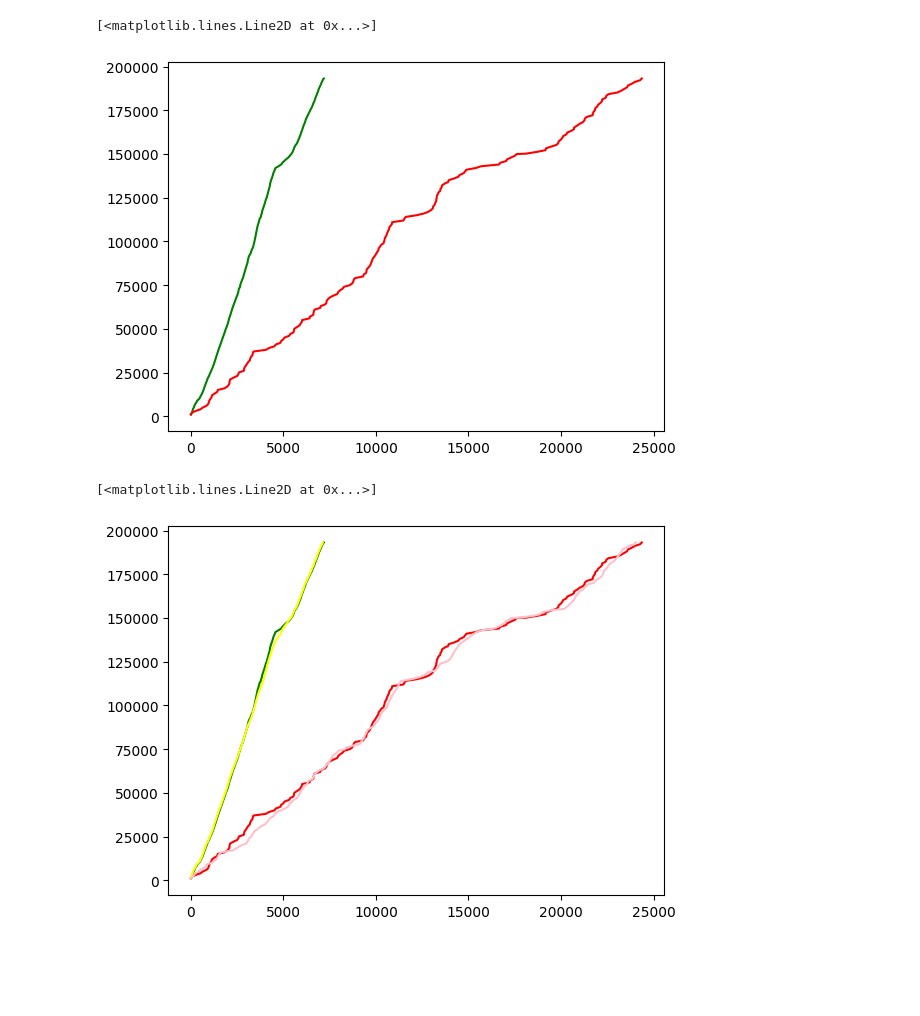
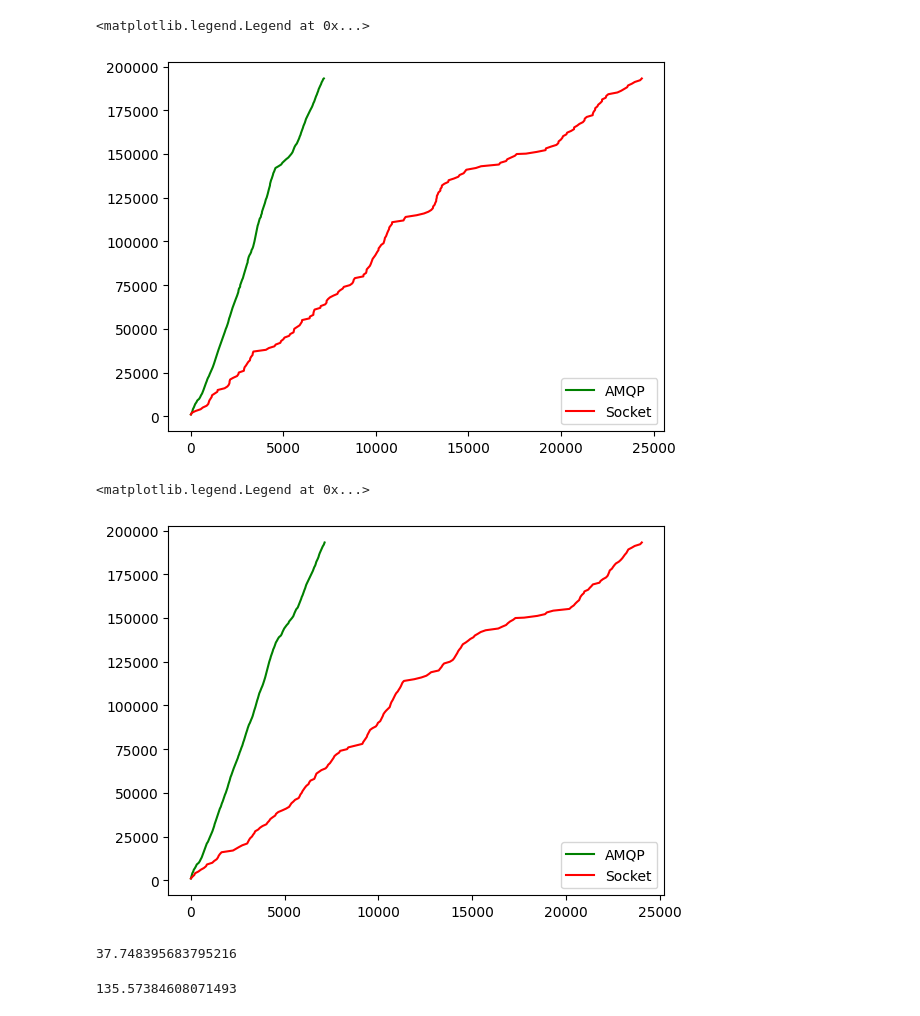
Before and after one commit to hg-heds/postmongo, a Jupyter notebook: analysis.ipynb, the cells around one changed output. Drawn from its saved outputs; the diff is of its cells as text; code cells hidden in the pictures; blank space fills up the shorter version.

```diff
--- a/analysis.ipynb
+++ b/analysis.ipynb
@@ -153,14 +41,16 @@ with open('postmongo_socket.log','r',encoding='utf-8') as f:
 pika = analyse(pika_data)
 socket = analyse(socket_data)
 # %%
-plt.plot(*(pika[0]),color='green')
-plt.plot(*(socket[0]),color='red')
+plt.plot(*(pika[0]),color='green',label='AMQP')
+plt.plot(*(socket[0]),color='red', label='Socket')
+plt.legend(loc=4)
 # %% [output]
-[<matplotlib.lines.Line2D at 0x...>]
+<matplotlib.legend.Legend at 0x...>
-[figure, old version]
+[figure, new version]
 # %%
-plt.plot(*(pika[0]),color='green')
-plt.plot(*(socket[0]),color='red')
+plt.plot(*(pika[1]),color='green',label='AMQP')
+plt.plot(*(socket[1]),color='red', label='Socket')
+plt.legend(loc=4)
 # %% [output]
-[<matplotlib.lines.Line2D at 0x...>]
+<matplotlib.legend.Legend at 0x...>
-[figure, old version]
+[figure, new version]
@@ -166,0 +65,8 @@ plt.plot(*(socket[0]),color='red')
+# %%
+mean((amqp_time[1:]-amqp_time[:-1])/(amqp_value[1:]-amqp_value[:-1])*1000)
+# %% [output]
+37.748395683795216
+# %%
+mean((sock_time[1:]-sock_time[:-1])/(sock_value[1:]-sock_value[:-1])*1000)
+# %% [output]
+135.57384608071493
```
Also changed, not shown: parts of 4 cells of this notebook, 2 other files.
